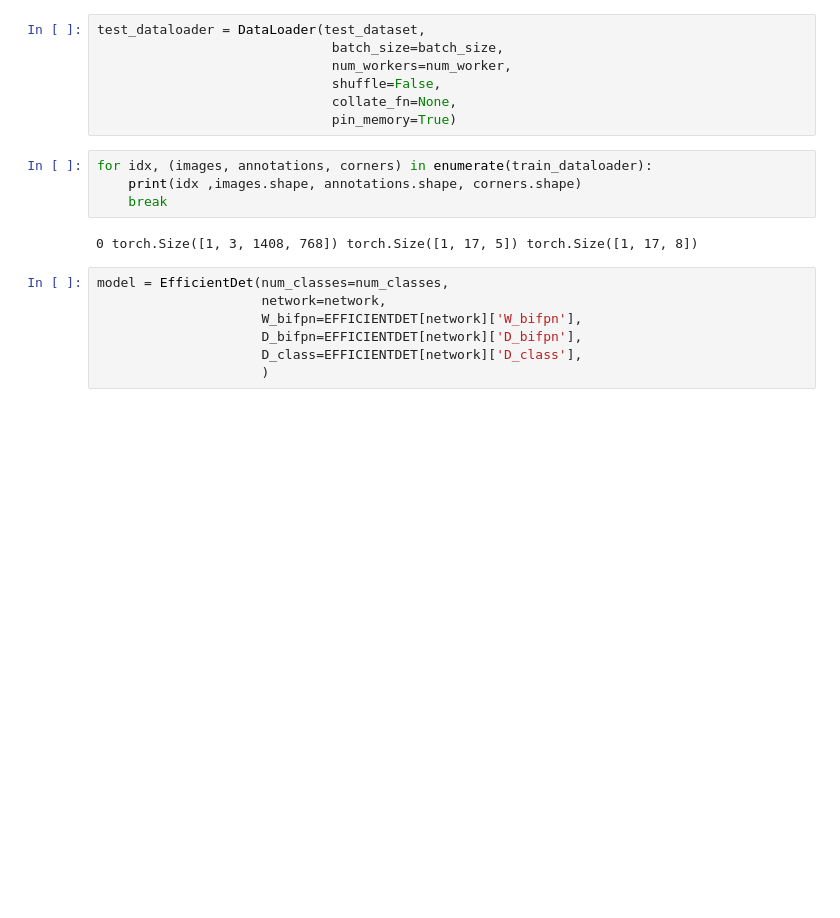
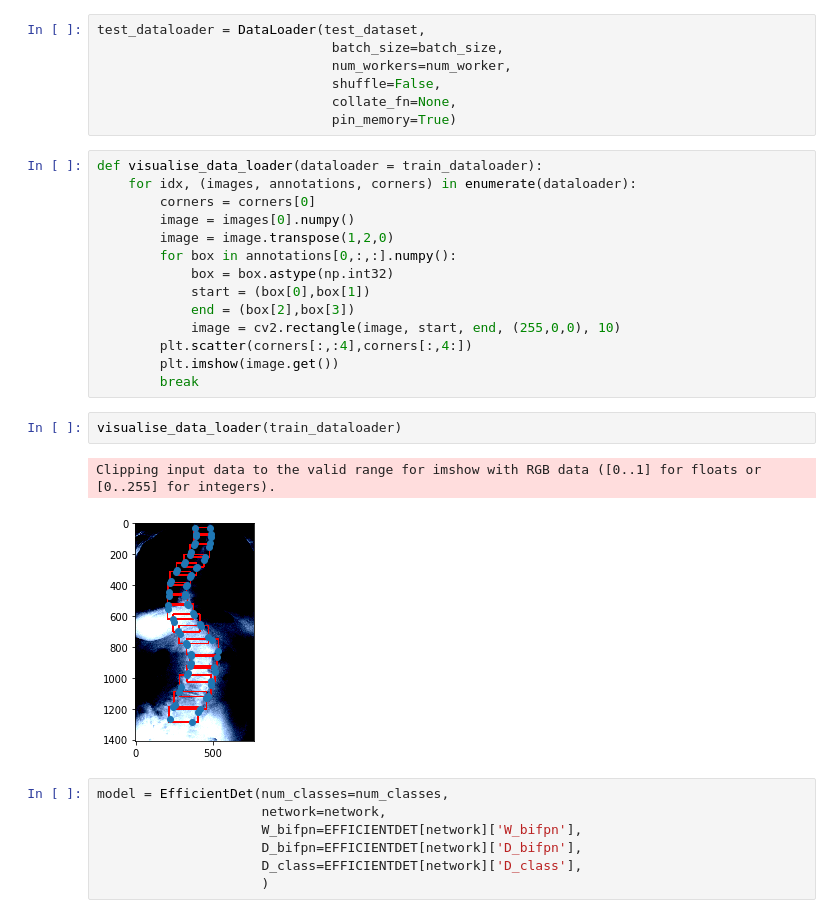
Before and after one commit to AryanRaj315/EfficientDet.Pytorch, a Jupyter notebook: train.ipynb, the cells around one changed output. Drawn from its saved outputs; the diff is of its cells as text; blank space fills up the shorter version.

```diff
--- a/train.ipynb
+++ b/train.ipynb
@@ -106,12 +104,25 @@ test_dataloader = DataLoader(test_dataset,
                               shuffle=False,
                               collate_fn=None,
                               pin_memory=True)
-# %%
-for idx, (images, annotations, corners) in enumerate(train_dataloader):
-    print(idx ,images.shape, annotations.shape, corners.shape)
-    break
-# %% [output]
-0 torch.Size([1, 3, 1408, 768]) torch.Size([1, 17, 5]) torch.Size([1, 17, 8])
+# %%
+def visualise_data_loader(dataloader = train_dataloader):
+    for idx, (images, annotations, corners) in enumerate(dataloader):
+        corners = corners[0]
+        image = images[0].numpy()
+        image = image.transpose(1,2,0)
+        for box in annotations[0,:,:].numpy():
+            box = box.astype(np.int32)
+            start = (box[0],box[1])
+            end = (box[2],box[3])
+            image = cv2.rectangle(image, start, end, (255,0,0), 10)
+        plt.scatter(corners[:,:4],corners[:,4:])
+        plt.imshow(image.get())
+        break
+# %%
+visualise_data_loader(train_dataloader)
+# %% [output]
+Clipping input data to the valid range for imshow with RGB data ([0..1] for floats or [0..255] for integers).
+[figure, added]
 # %%
 model = EfficientDet(num_classes=num_classes,
                      network=network,
```
Also changed, not shown: parts of 6 cells of this notebook, 1 other file.
